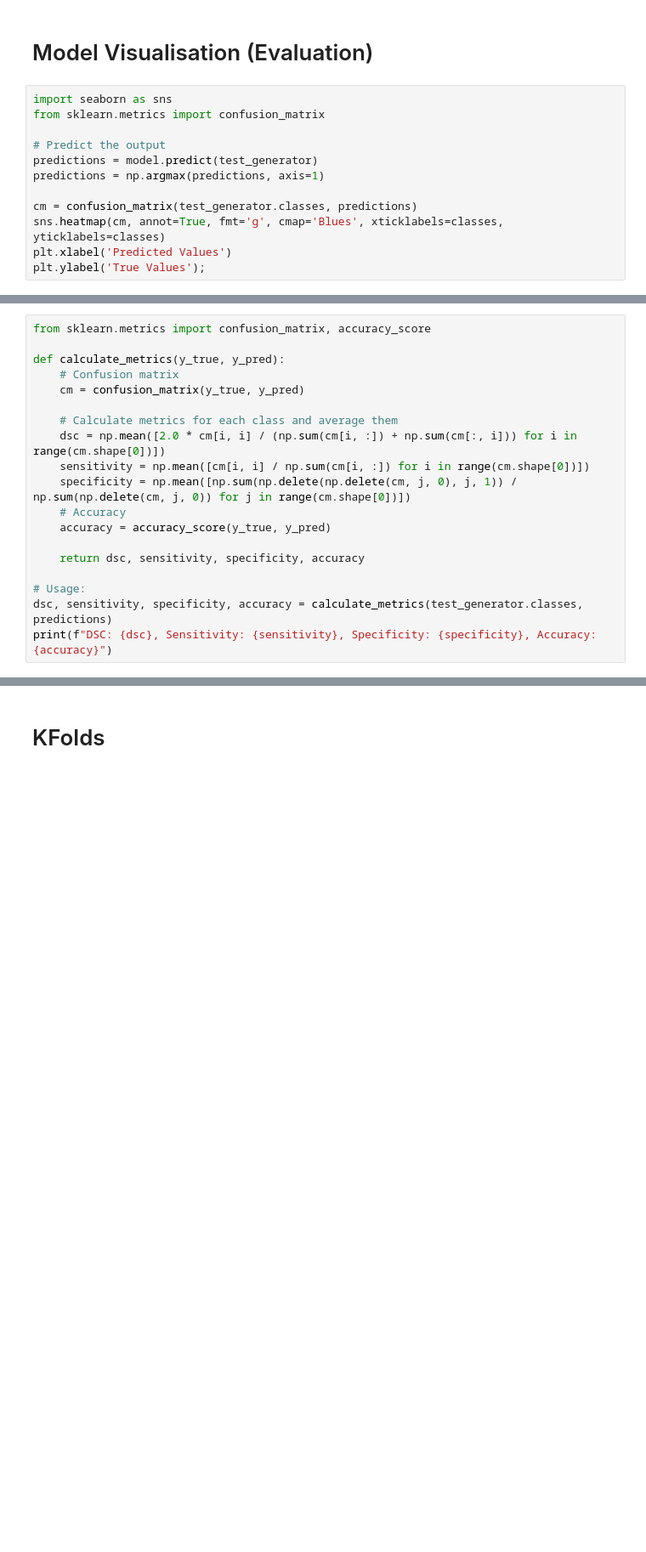
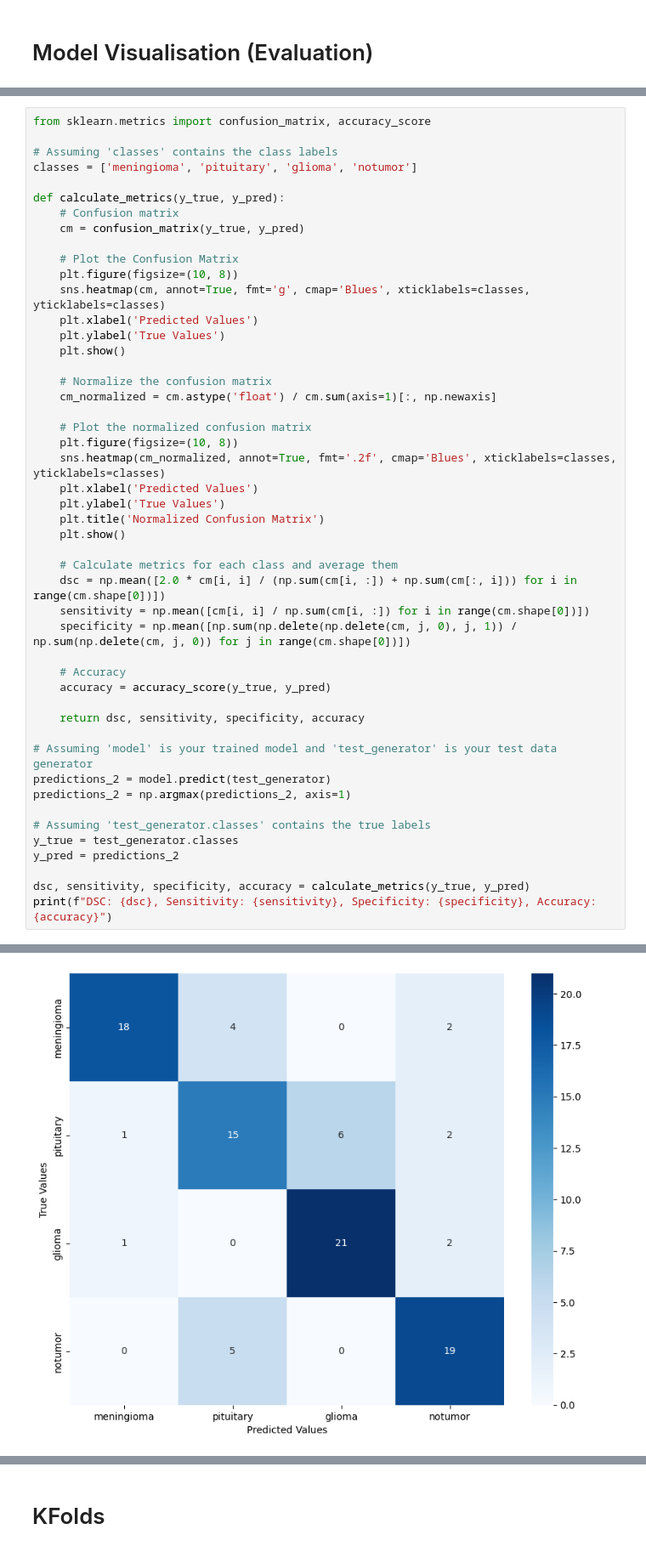
Before and after one commit to Devoalda/CSC3109_Brain_MRI_Classification, a Jupyter notebook: notebooks/FINAL/VGG16.ipynb, the cells around one changed output, grey strips where cells are left out. Shown at 85% size. Saved outputs shown, nothing was run; the diff lists cells and outputs as text; blank space fills up the shorter version.

Commit message:
feat(VGG16): Final Update for Vgg16
- Denoised
- Metrics

```diff
--- a/notebooks/FINAL/VGG16.ipynb
+++ b/notebooks/FINAL/VGG16.ipynb
@@ -703,14 +533,2 @@ model.evaluate(test_generator)
 # %% [markdown]
 # Model Visualisation (Evaluation)
-# %%
-import seaborn as sns
-from sklearn.metrics import confusion_matrix
-
-# Predict the output
-predictions = model.predict(test_generator)
-predictions = np.argmax(predictions, axis=1)
-
-cm = confusion_matrix(test_generator.classes, predictions)
-sns.heatmap(cm, annot=True, fmt='g', cmap='Blues', xticklabels=classes, yticklabels=classes)
-plt.xlabel('Predicted Values')
-plt.ylabel('True Values');
@@ -720,20 +535,49 @@ plt.ylabel('True Values');
 # %%
 from sklearn.metrics import confusion_matrix, accuracy_score
+
+# Assuming 'classes' contains the class labels
+classes = ['meningioma', 'pituitary', 'glioma', 'notumor']
 
 def calculate_metrics(y_true, y_pred):
     # Confusion matrix
     cm = confusion_matrix(y_true, y_pred)
 
+    # Plot the Confusion Matrix
+    plt.figure(figsize=(10, 8))
+    sns.heatmap(cm, annot=True, fmt='g', cmap='Blues', xticklabels=classes, yticklabels=classes)
+    plt.xlabel('Predicted Values')
+    plt.ylabel('True Values')
+    plt.show()
+
+    # Normalize the confusion matrix
+    cm_normalized = cm.astype('float') / cm.sum(axis=1)[:, np.newaxis]
+
+    # Plot the normalized confusion matrix
+    plt.figure(figsize=(10, 8))
+    sns.heatmap(cm_normalized, annot=True, fmt='.2f', cmap='Blues', xticklabels=classes, yticklabels=classes)
+    plt.xlabel('Predicted Values')
+    plt.ylabel('True Values')
+    plt.title('Normalized Confusion Matrix')
+    plt.show()
+
     # Calculate metrics for each class and average them
     dsc = np.mean([2.0 * cm[i, i] / (np.sum(cm[i, :]) + np.sum(cm[:, i])) for i in range(cm.shape[0])])
     sensitivity = np.mean([cm[i, i] / np.sum(cm[i, :]) for i in range(cm.shape[0])])
     specificity = np.mean([np.sum(np.delete(np.delete(cm, j, 0), j, 1)) / np.sum(np.delete(cm, j, 0)) for j in range(cm.shape[0])])
+
     # Accuracy
     accuracy = accuracy_score(y_true, y_pred)
 
     return dsc, sensitivity, specificity, accuracy
 
-# Usage:
-dsc, sensitivity, specificity, accuracy = calculate_metrics(test_generator.classes, predictions)
+# Assuming 'model' is your trained model and 'test_generator' is your test data generator
+predictions_2 = model.predict(test_generator)
+predictions_2 = np.argmax(predictions_2, axis=1)
+
+# Assuming 'test_generator.classes' contains the true labels
+y_true = test_generator.classes
+y_pred = predictions_2
+
+dsc, sensitivity, specificity, accuracy = calculate_metrics(y_true, y_pred)
 print(f"DSC: {dsc}, Sensitivity: {sensitivity}, Specificity: {specificity}, Accuracy: {accuracy}")
 # %% [output]
@@ -740,0 +585 @@ DSC: 0.31026652610954936, Sensitivity: 0.31250000000000006, Specificity: 0.77083
+[figure, added]
```
Also changed, not shown: parts of 13 cells of this notebook, 3 other files.
